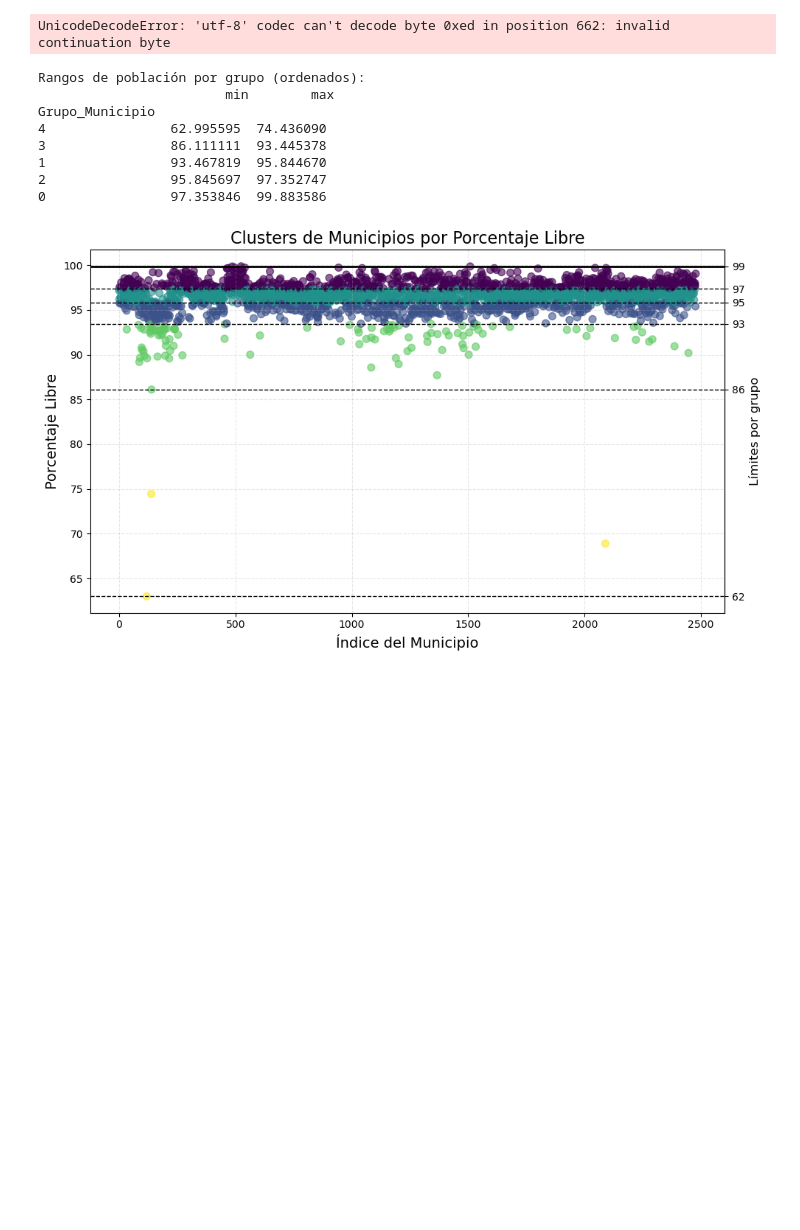
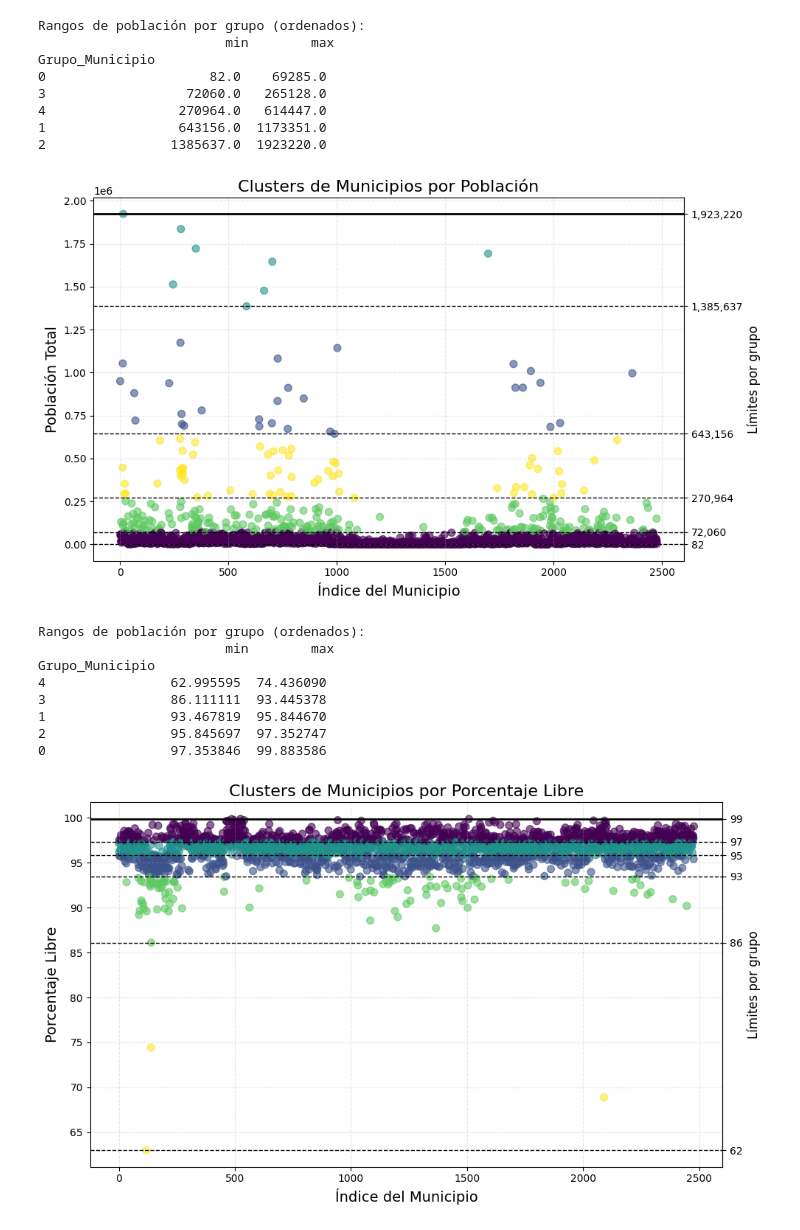
Before and after one commit to Eduardo-Alanis-Garcia/Sitios-de-Nacimientos, a Jupyter notebook: INEGI Trabajo 28-06-2025/Nacimientos/Agrupar Población.ipynb, the cells around one changed output. Cells and saved outputs as stored; diff of their text form; code cells hidden in the pictures; blank space fills up the shorter version.

```diff
--- a/INEGI Trabajo 28-06-2025/Nacimientos/Agrupar Población.ipynb
+++ b/INEGI Trabajo 28-06-2025/Nacimientos/Agrupar Población.ipynb
@@ -27,7 +26,7 @@ from sklearn.cluster import KMeans
 from sklearn import linear_model
 
 # 1. Leer el archivo CSV
-df = pd.read_csv("Nacimientos_porcentaje.csv")
+df = pd.read_csv("Nacimientos_porcentaje.csv", encoding='latin1')
 
 # 2. Filtrar solo columnas necesarias y limpiar datos
 df = df[['NOM_MUN', 'Poblacion_total']].copy()
@@ -50,34 +49,42 @@ df["Grupo_Municipio"] = labels
 group_ranges = df.groupby("Grupo_Municipio")["Poblacion_total"].agg(['min', 'max'])
 group_ranges = group_ranges.sort_values(by='min')
 print("Rangos de población por grupo (ordenados):\n", group_ranges)
 
 # 6. Obtener límites para la gráfica
 min_limits = group_ranges['min'].values
 max_limit = group_ranges['max'].max()
 
 # 7. Graficar puntos
 plt.figure(figsize=(10, 6))
 plt.scatter(df.index, df['Poblacion_total'], c=df["Grupo_Municipio"], cmap='viridis', s=50, alpha=0.6)
 plt.xlabel('Índice del Municipio', fontsize=14)
 plt.ylabel('Población Total', fontsize=14)
 plt.title('Clusters de Municipios por Población', fontsize=16)
 
 # 8. Añadir eje secundario con marcas en los límites
 secax = plt.gca().secondary_yaxis('right')
 secax.set_yticks(np.append(min_limits, max_limit))
 secax.set_yticklabels([f"{int(limit):,}" for limit in np.append(min_limits, max_limit)], fontsize=10)
 secax.set_ylabel('Límites por grupo', fontsize=12)
 
 # 9. Añadir líneas horizontales divisorias
 for limit in min_limits:
     plt.axhline(y=limit, color='black', linestyle='--', linewidth=1)
 plt.axhline(y=max_limit, color='black', linestyle='-', linewidth=2)
 
 plt.grid(True, linestyle='--', alpha=0.3)
 plt.tight_layout()
 plt.show()
 # %% [output]
-UnicodeDecodeError: 'utf-8' codec can't decode byte 0xed in position 662: invalid continuation byte
+Rangos de población por grupo (ordenados):
+                        min        max
+Grupo_Municipio
+0                     82.0    69285.0
+3                  72060.0   265128.0
+4                 270964.0   614447.0
+1                 643156.0  1173351.0
+2                1385637.0  1923220.0
+[figure, added]
 # %%
 import pandas as pd
 import numpy as np
```
Also changed, not shown: parts of 2 cells of this notebook.
